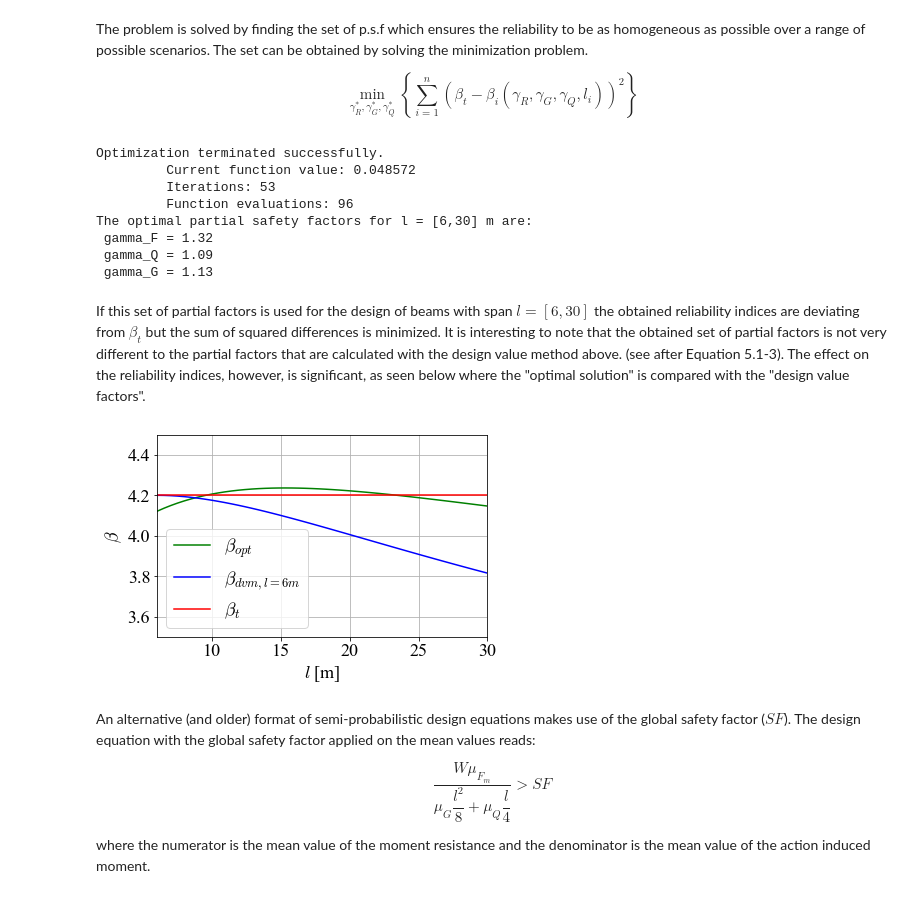
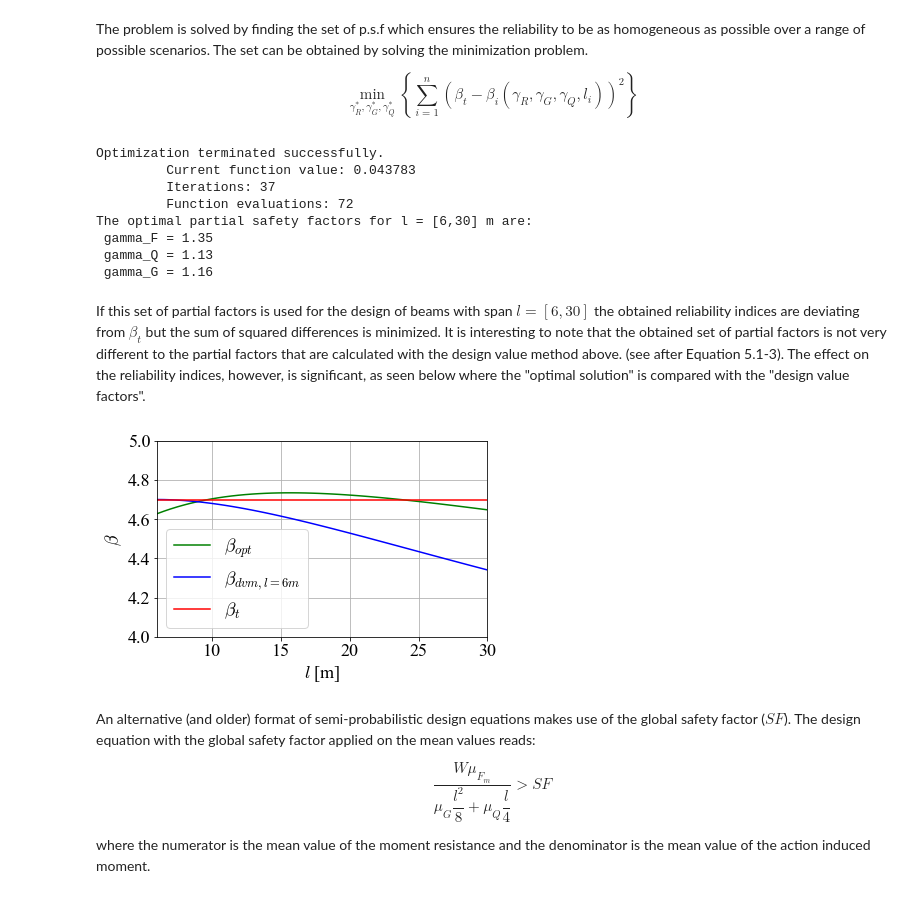
Before and after one commit to jochenkohler/INFRa_course_material_JK, a Jupyter notebook: CodeCalibration.ipynb, the cells around one changed output. Cells and saved outputs as stored; diff of their text form; code cells hidden in the pictures.

```diff
--- a/CodeCalibration.ipynb
+++ b/CodeCalibration.ipynb
@@ -35,9 +35,9 @@ chG = sp.stats.norm.ppf(kG,mG,sG)  # characteristic value
 
 #Q: Variable load
 mQ = 10000    #mean
-sQ = 4000     #standard deviation
+sQ = 5000     #standard deviation
 VQ = sQ/mQ    #coeff of variation
-kQ = 0.95     #characteristic fractile
+kQ = 0.98     #characteristic fractile
 chQ = sp.stats.norm.ppf(kQ,mQ,sQ)  # characteristic value
 
 #F: Material strength
@@ -48,7 +48,7 @@ kF = 0.05     #characteristic fractile
 chF = sp.stats.norm.ppf(kF,mF,sF)  # characteristic value
 
 #OTHER INPUT
-bT = 4.2          # Target reliability
+bT = 4.7          # Target reliability
 # %% [markdown]
 The limit state function for bending moment at mid-span is (with $W$ the elastic section modulus):
 \begin{equation*}
@@ -266,34 +266,34 @@ print("The optimal partial safety factors for l = [6,30] m are:")
 print(" gamma_F = {af:.2f}\n".format(af=res.x[0]),"gamma_Q = {aq:.2f}\n".format(aq=res.x[1]),"gamma_G = {ag:.2f}\n".format(ag=res.x[2]))
 # %% [output]
 Optimization terminated successfully.
-         Current function value: 0.048572
-         Iterations: 53
-         Function evaluations: 96
+         Current function value: 0.043783
+         Iterations: 37
+         Function evaluations: 72
 The optimal partial safety factors for l = [6,30] m are:
- gamma_F = 1.32
- gamma_Q = 1.09
- gamma_G = 1.13
+ gamma_F = 1.35
+ gamma_Q = 1.13
+ gamma_G = 1.16
 # %% [markdown]
 If this set of partial factors is used for the design of beams with span $l=[6,30]$ the obtained reliability indices are deviating from $\beta_t$ but the sum of squared differences is minimized. It is interesting to note that the obtained set of partial factors is not very different to the partial factors that are calculated with the design value method above. (see after Equation 5.1-3). The effect on the reliability indices, however, is significant, as seen below where the "optimal solution" is compared with the "design value factors".
 # %%
 W_min = W_psf(PSF_opt,ls)
 beta_cpsf = beta_fun(W_min,ls)
 W_min_dvm = W_psf(psf_display,ls)
 beta_dpsf = beta_fun(W_min_dvm,ls)
 fig, ax = plt.subplots(1, 1)
 ax.plot(ls/1e3,beta_cpsf,'-g',label=r'$\beta_{opt}$' )
 ax.plot(ls/1e3,beta_dpsf,'-b',label=r'$\beta_{dvm,l=6m}$' )
 ax.plot([ls[0]/1e3,ls[-1]/1e3],np.full(2,bT),'r',label=r'$\beta_t$')
 ax.set_xlabel('$l$ [m]')
 ax.set_ylabel(r'$\beta$')
 ax.set_xlim(ls[0]/1e3,ls[-1]/1e3)
-ax.set_ylim(3.5,4.5)
+ax.set_ylim(4.0,5.0)
 plt.legend()
 plt.tight_layout()
 plt.grid()
 plt.show()
 # %% [output]
-[figure, old version]
+[figure, new version]
 # %% [markdown]
 An alternative (and older) format of semi-probabilistic design equations makes use of the global safety factor ($SF$). The design equation with the global safety factor applied on the mean values reads:
 
```
Also changed, not shown: parts of 9 cells of this notebook.
